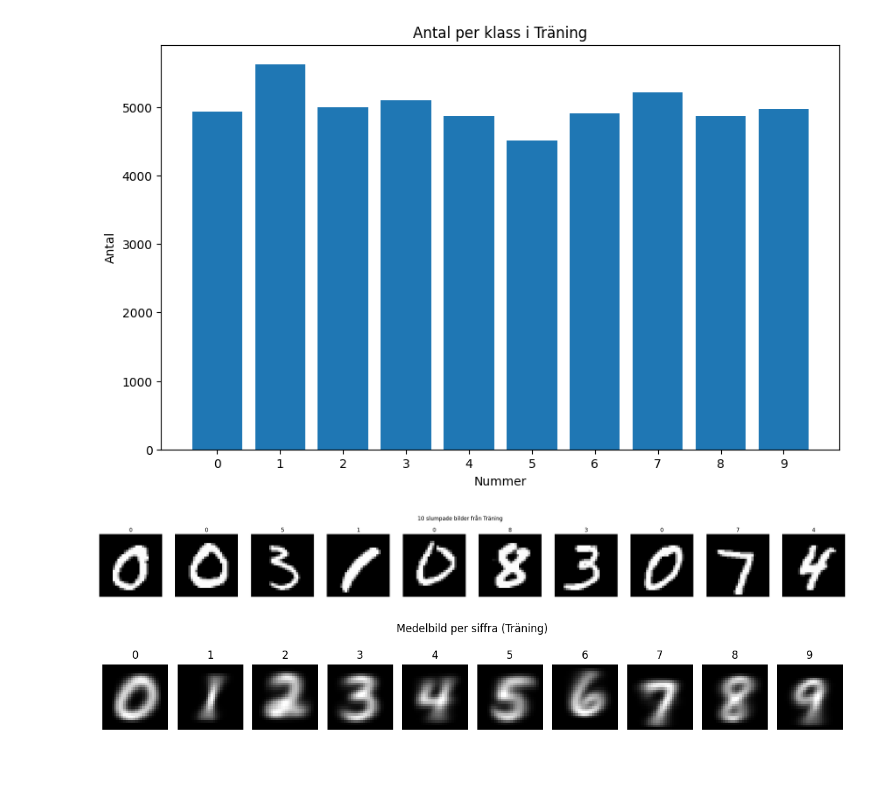
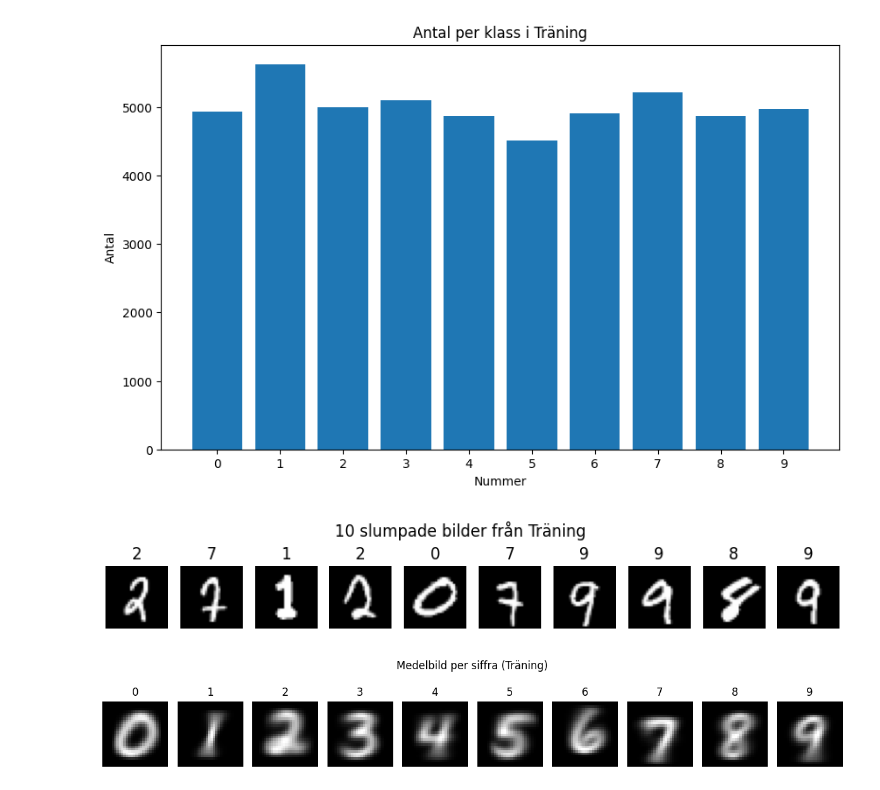
Before and after one commit to josefincarlson/Kunskapskontroll_mnist, a Jupyter notebook: inlamning_josefin_carlson.ipynb, the cells around one changed output. Saved outputs shown, nothing was run; the diff lists cells and outputs as text; code cells hidden in the pictures; blank space fills up the shorter version.

```diff
--- a/inlamning_josefin_carlson.ipynb
+++ b/inlamning_josefin_carlson.ipynb
@@ -92,20 +96,20 @@ Träning - antal per siffra:
 9: 994 (9.9%)
 [figure]
 # %%
-# Visar ut slumpade siffror för att undersöka hur data-setet ser ut.
+# Visar ut slumpade siffror för att undersöka hur datasetet ser ut på träningsdata.
 
 random_numbers = np.random.choice(len(X_train), 10, replace=False)
 
-plt.figure(figsize=(30, 30))
+plt.figure(figsize=(10, 2))
 for i, j in enumerate(random_numbers, 1):
-    plt.subplot(10, 10, i)
+    plt.subplot(1, 10, i)
     plt.imshow(X_train[j].reshape(28, 28), cmap="grey")
     plt.title(str(y_train[j]))
     plt.axis("off")
 plt.suptitle("10 slumpade bilder från Träning", y=0.9)
 plt.show()
 # %% [output]
-[figure, old version]
+[figure, new version]
 # %%
 # Visar ut medelbild (typisk form för varje siffra) och standardavvikelse (hur mycket pixlarna varierar inom samma siffra) för att förstå datasetets mönster och var variationen är störst, vilket kan vara extra svårt för modeller att lära sig
 
```
Also changed, not shown: parts of 22 cells of this notebook, 7 other files.
